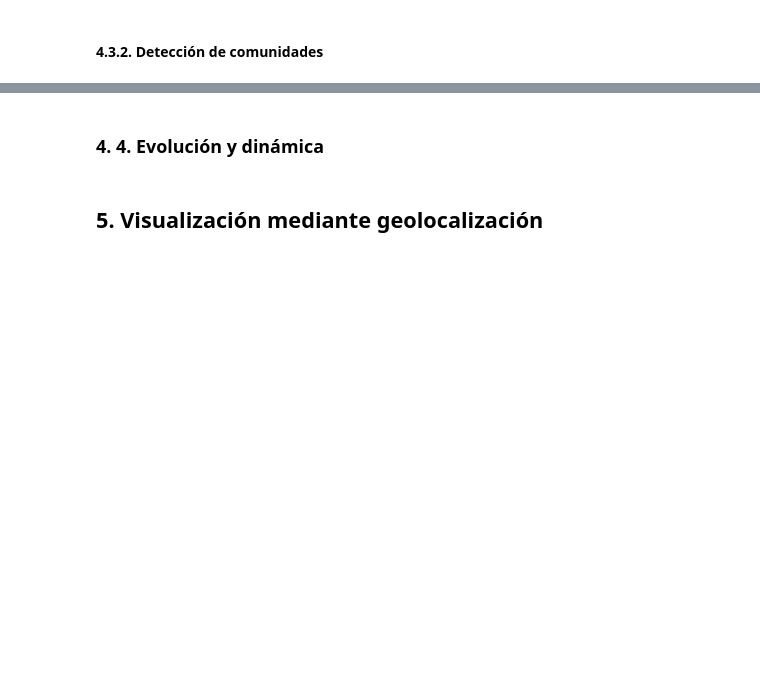
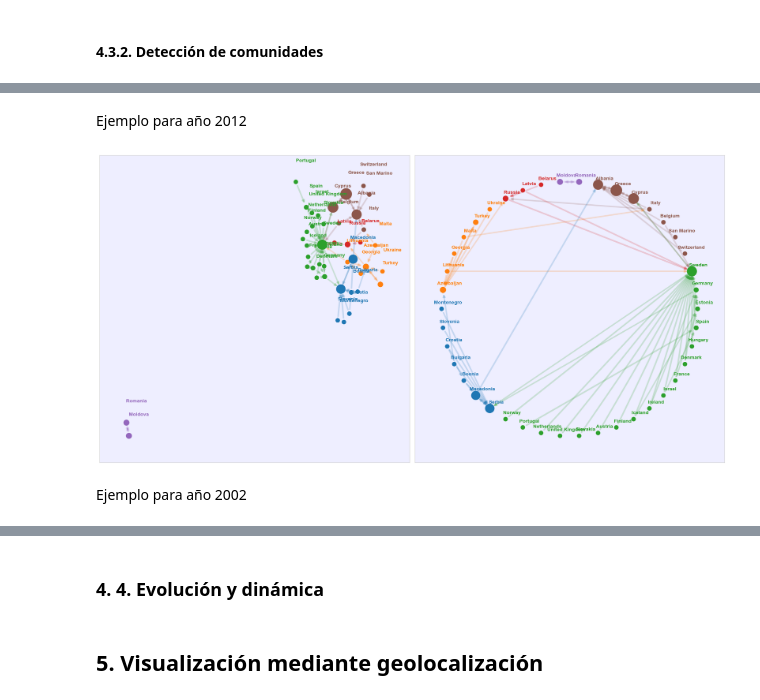
Before and after one commit to sofiamacein/MINT-Eurovision, a Jupyter notebook: Eurovision_Sofia.ipynb, the cells around one changed output, grey strips where cells are left out. Drawn from its saved outputs; the diff is of its cells as text; code cells hidden in the pictures; blank space fills up the shorter version.

```diff
--- a/Eurovision_Sofia.ipynb
+++ b/Eurovision_Sofia.ipynb
@@ -1207,0 +1239,41 @@ plt.show()
+# %% [markdown]
+Ejemplo para año 2012
+# %%
+# Grafo
+df_2012, edges_12, G_12, Gedges_12 = plot_eurovision_graph(df2, 2012, percent=0.3, show_plots = False)
+
+# Detectar las comunidades
+communities = detect_communities(Gedges_12, comType='louvain')
+
+# Inflencia de un nodo basado en el PageRank
+influence = nx.pagerank(Gedges_12,weight='weight')
+influenceMax = max(influence.values())
+# %%
+# Graficos por comunidades
+# Agregar por comunidad
+shells = pd.merge(
+    pd.DataFrame(communities.items(), columns=['country','cluster']),
+    pd.DataFrame(dict(Gedges_12.degree()).items(), columns=['country','degree'])
+).sort_values(['cluster','degree'])['country'].values
+
+# Visualizacion
+plt.figure(figsize=(18,9))
+
+plt.subplot(121)
+plt.gca().set_facecolor('#eeeeFF');
+np.random.seed(42)
+pos = nx.layout.fruchterman_reingold_layout(nx.Graph(Gedges_12),k=0.01,iterations=100,scale = 2);
+plotESC(Gedges_12, communities, influence, pos,pos_shift=0.1);
+plt.grid(False)
+
+plt.subplot(122)
+plt.gca().set_facecolor('#eeeeFF');
+pos = nx.shell_layout(Gedges_12,nlist=[shells])
+plotESC(Gedges_12, communities, influence, pos,pos_shift=0.05);
+plt.grid(False)
+plt.tight_layout()
+plt.show()
+# %% [output]
+[figure, added]
+# %% [markdown]
+Ejemplo para año 2002
```
Also changed, not shown: parts of 43 cells of this notebook.
